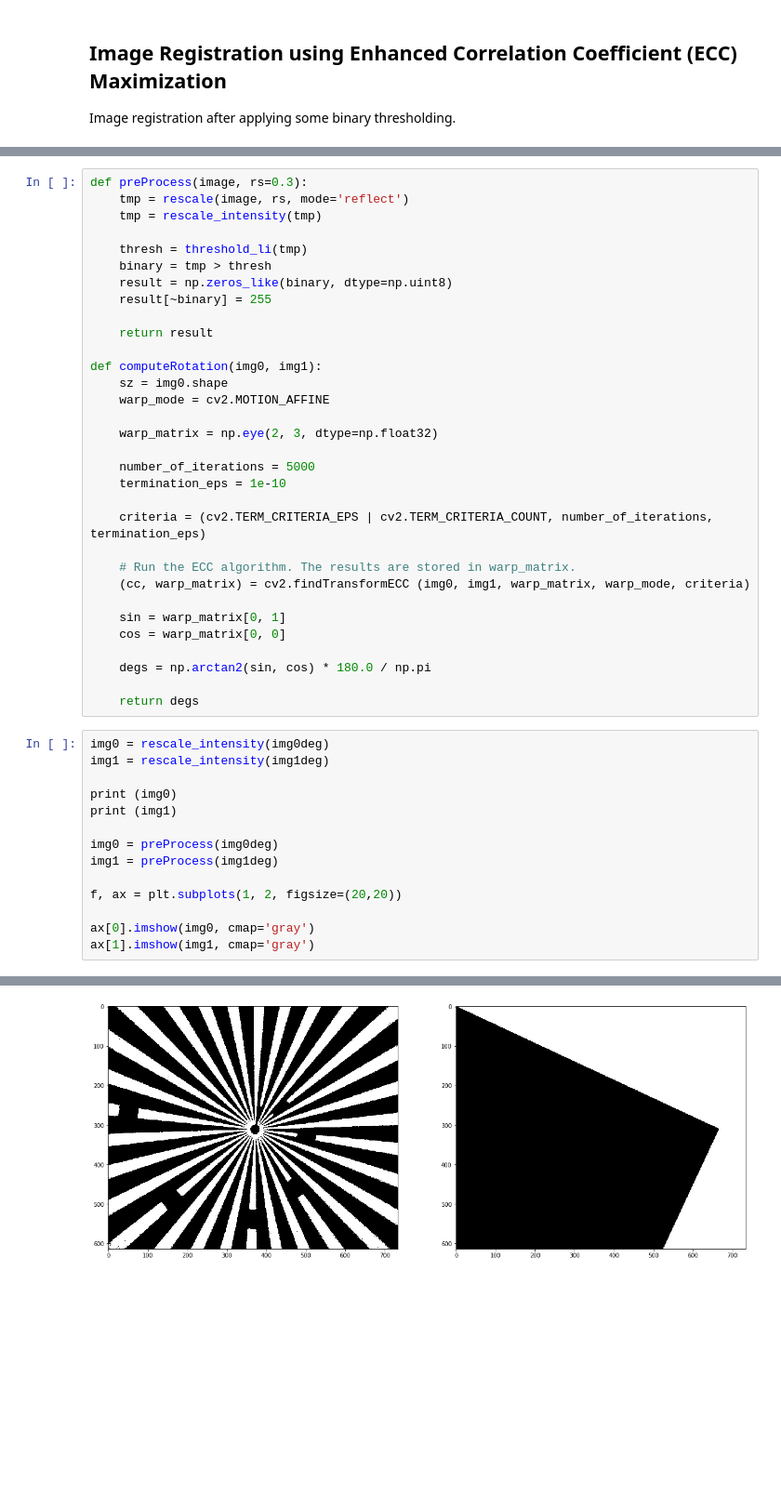
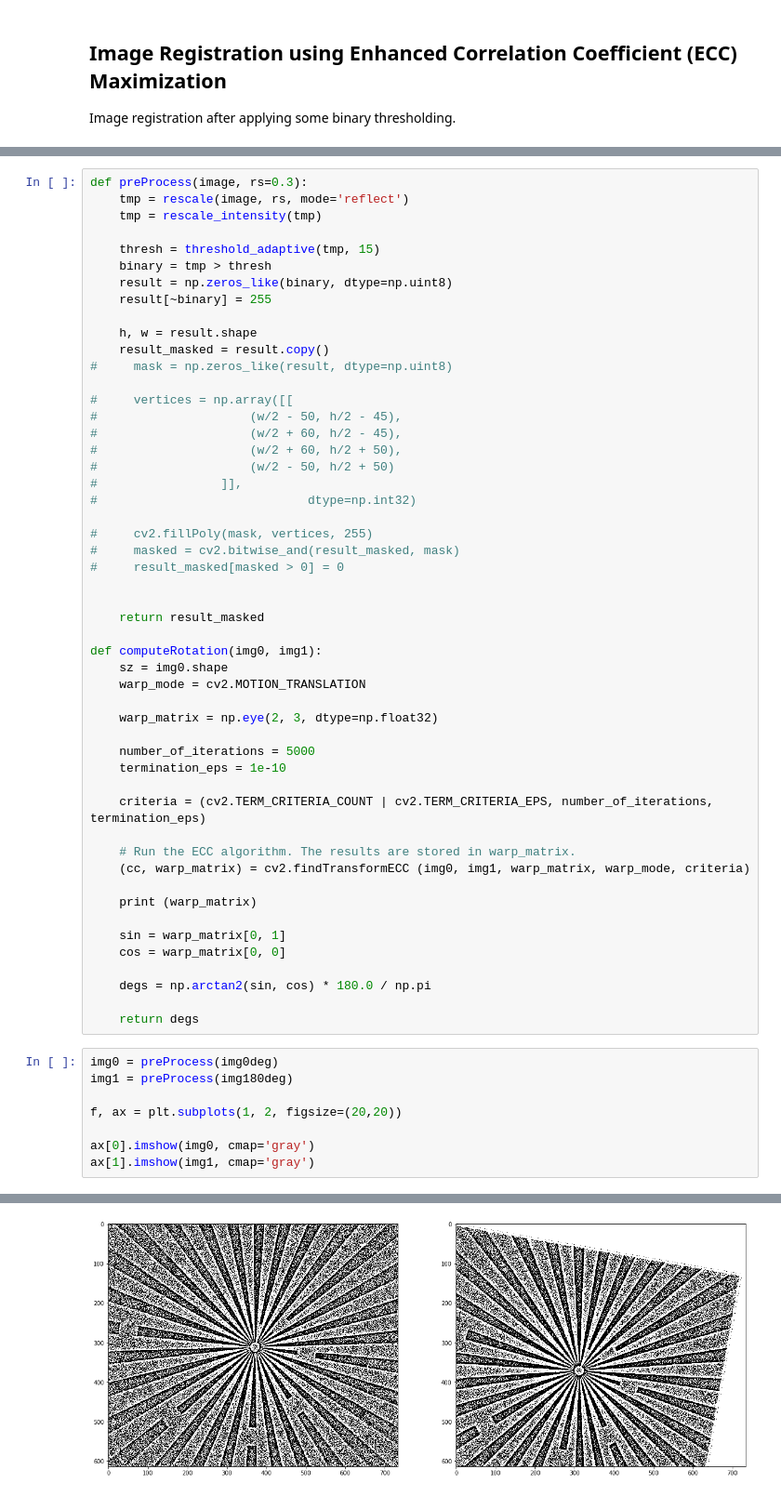
Before and after one commit to iamfaisalkhan/XImageRegistration, a Jupyter notebook: ECC Approach/Alignment-ECC-binary.ipynb, the cells around one changed output, grey strips where cells are left out. Shown: that part at 93% size. Cells and saved outputs as stored; diff of their text form; blank space fills up the shorter version.

```diff
--- a/ECC Approach/Alignment-ECC-binary.ipynb
+++ b/ECC Approach/Alignment-ECC-binary.ipynb
@@ -41,26 +48,45 @@ def preProcess(image, rs=0.3):
     tmp = rescale(image, rs, mode='reflect')
     tmp = rescale_intensity(tmp)
 
-    thresh = threshold_li(tmp)
+    thresh = threshold_adaptive(tmp, 15)
     binary = tmp > thresh
     result = np.zeros_like(binary, dtype=np.uint8)
     result[~binary] = 255
 
-    return result
+    h, w = result.shape
+    result_masked = result.copy()
+#     mask = np.zeros_like(result, dtype=np.uint8)
+
+#     vertices = np.array([[
+#                     (w/2 - 50, h/2 - 45),
+#                     (w/2 + 60, h/2 - 45),
+#                     (w/2 + 60, h/2 + 50),
+#                     (w/2 - 50, h/2 + 50)
+#                 ]],
+#                             dtype=np.int32)
+
+#     cv2.fillPoly(mask, vertices, 255)
+#     masked = cv2.bitwise_and(result_masked, mask)
+#     result_masked[masked > 0] = 0
+
+
+    return result_masked
 
 def computeRotation(img0, img1):
     sz = img0.shape
-    warp_mode = cv2.MOTION_AFFINE
+    warp_mode = cv2.MOTION_TRANSLATION
 
     warp_matrix = np.eye(2, 3, dtype=np.float32)
 
     number_of_iterations = 5000
     termination_eps = 1e-10
 
-    criteria = (cv2.TERM_CRITERIA_EPS | cv2.TERM_CRITERIA_COUNT, number_of_iterations,  termination_eps)
+    criteria = (cv2.TERM_CRITERIA_COUNT | cv2.TERM_CRITERIA_EPS, number_of_iterations,  termination_eps)
 
     # Run the ECC algorithm. The results are stored in warp_matrix.
     (cc, warp_matrix) = cv2.findTransformECC (img0, img1, warp_matrix, warp_mode, criteria)
+
+    print (warp_matrix)
 
     sin = warp_matrix[0, 1]
     cos = warp_matrix[0, 0]
@@ -69,14 +95,8 @@ def computeRotation(img0, img1):
 
     return degs
 # %%
-img0 = rescale_intensity(img0deg)
-img1 = rescale_intensity(img1deg)
-
-print (img0)
-print (img1)
-
 img0 = preProcess(img0deg)
-img1 = preProcess(img1deg)
+img1 = preProcess(img180deg)
 
 f, ax = plt.subplots(1, 2, figsize=(20,20))
 
@@ -106,2 +110,2 @@ ax[1].imshow(img1, cmap='gray')
 <matplotlib.image.AxesImage at 0x...>
-[figure, old version]
+[figure, new version]
```
Also changed, not shown: parts of 5 cells of this notebook, 3 other files.
